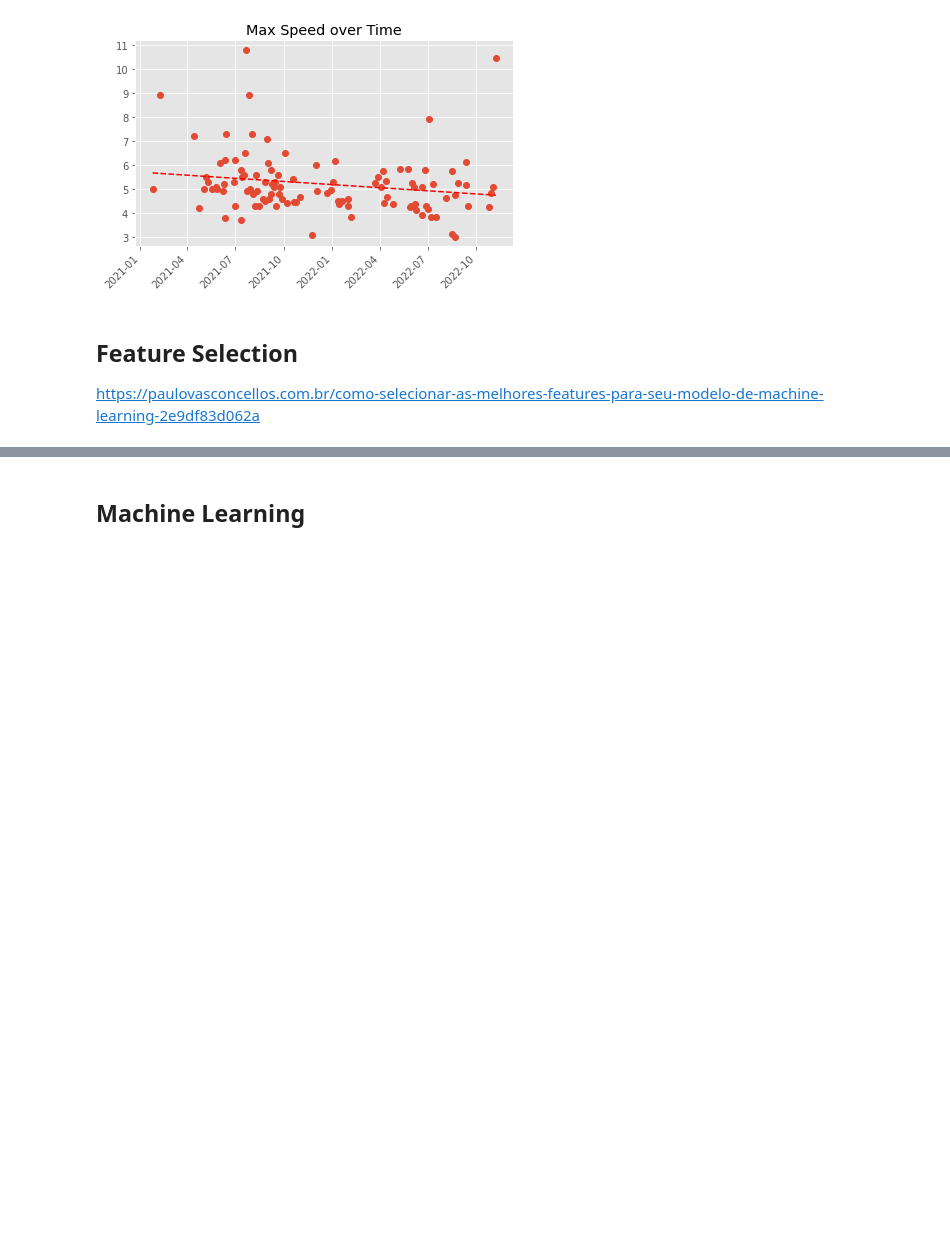
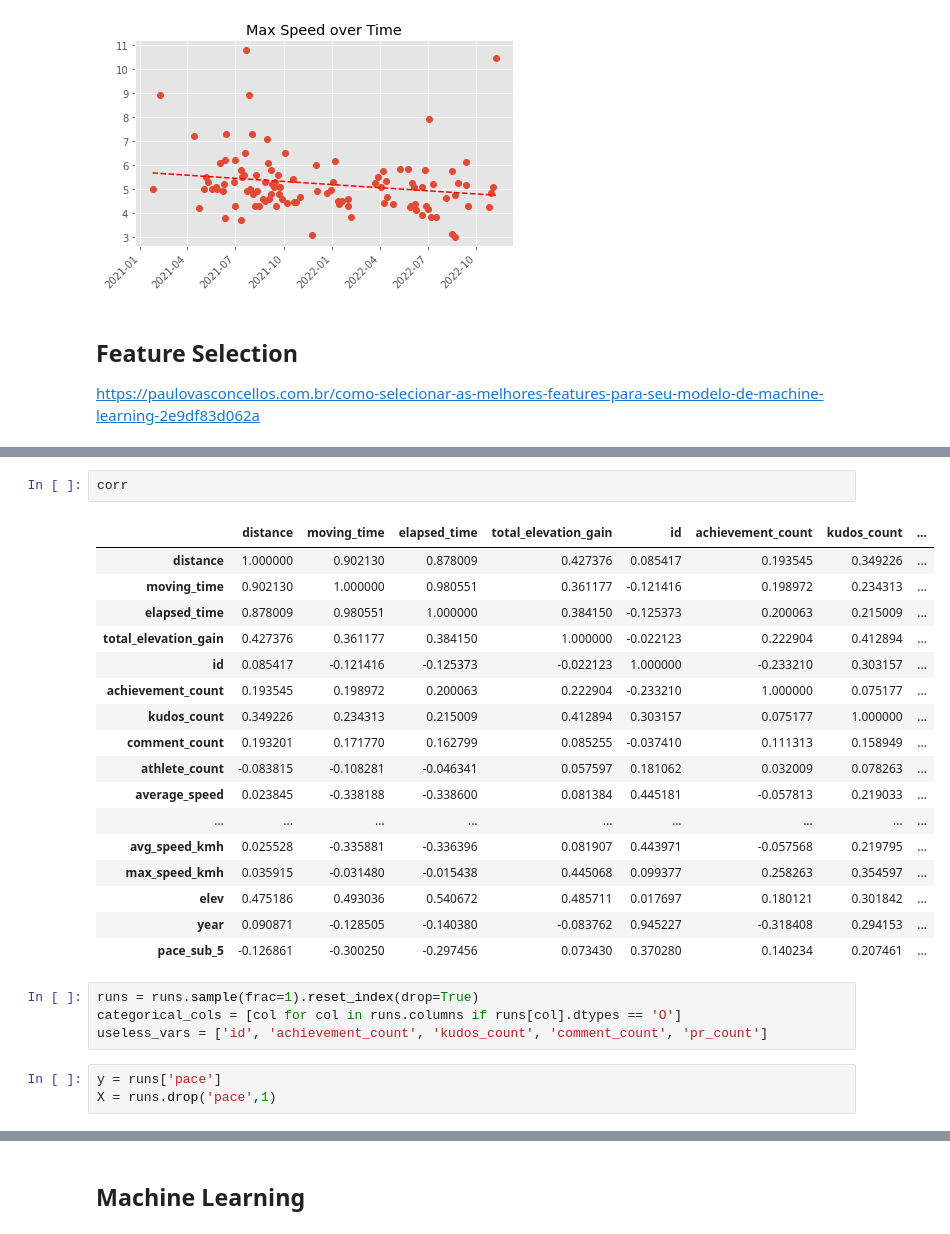
Before and after one commit to Lucs1590/strava-analysis, a Jupyter notebook: strava_analysis.ipynb, the cells around one changed output, grey strips where cells are left out. Cells and saved outputs as stored; diff of their text form; blank space fills up the shorter version.

```diff
--- a/strava_analysis.ipynb
+++ b/strava_analysis.ipynb
@@ -649,0 +663,27 @@ https://paulovasconcellos.com.br/como-selecionar-as-melhores-features-para-seu-m
+# %%
+corr
+# %% [output]
+|  | distance | moving_time | elapsed_time | total_elevation_gain | id | achievement_count | kudos_count | ... |
+| distance | 1.000000 | 0.902130 | 0.878009 | 0.427376 | 0.085417 | 0.193545 | 0.349226 | ... |
+| moving_time | 0.902130 | 1.000000 | 0.980551 | 0.361177 | -0.121416 | 0.198972 | 0.234313 | ... |
+| elapsed_time | 0.878009 | 0.980551 | 1.000000 | 0.384150 | -0.125373 | 0.200063 | 0.215009 | ... |
+| total_elevation_gain | 0.427376 | 0.361177 | 0.384150 | 1.000000 | -0.022123 | 0.222904 | 0.412894 | ... |
+| id | 0.085417 | -0.121416 | -0.125373 | -0.022123 | 1.000000 | -0.233210 | 0.303157 | ... |
+| achievement_count | 0.193545 | 0.198972 | 0.200063 | 0.222904 | -0.233210 | 1.000000 | 0.075177 | ... |
+| kudos_count | 0.349226 | 0.234313 | 0.215009 | 0.412894 | 0.303157 | 0.075177 | 1.000000 | ... |
+| comment_count | 0.193201 | 0.171770 | 0.162799 | 0.085255 | -0.037410 | 0.111313 | 0.158949 | ... |
+| athlete_count | -0.083815 | -0.108281 | -0.046341 | 0.057597 | 0.181062 | 0.032009 | 0.078263 | ... |
+| average_speed | 0.023845 | -0.338188 | -0.338600 | 0.081384 | 0.445181 | -0.057813 | 0.219033 | ... |
+| ... | ... | ... | ... | ... | ... | ... | ... | ... |
+| avg_speed_kmh | 0.025528 | -0.335881 | -0.336396 | 0.081907 | 0.443971 | -0.057568 | 0.219795 | ... |
+| max_speed_kmh | 0.035915 | -0.031480 | -0.015438 | 0.445068 | 0.099377 | 0.258263 | 0.354597 | ... |
+| elev | 0.475186 | 0.493036 | 0.540672 | 0.485711 | 0.017697 | 0.180121 | 0.301842 | ... |
+| year | 0.090871 | -0.128505 | -0.140380 | -0.083762 | 0.945227 | -0.318408 | 0.294153 | ... |
+| pace_sub_5 | -0.126861 | -0.300250 | -0.297456 | 0.073430 | 0.370280 | 0.140234 | 0.207461 | ... |
+# %%
+runs = runs.sample(frac=1).reset_index(drop=True)
+categorical_cols = [col for col in runs.columns if runs[col].dtypes == 'O']
+useless_vars = ['id', 'achievement_count', 'kudos_count', 'comment_count', 'pr_count']
+# %%
+y = runs['pace']
+X = runs.drop('pace',1)
```
Also changed, not shown: parts of 36 cells of this notebook.
